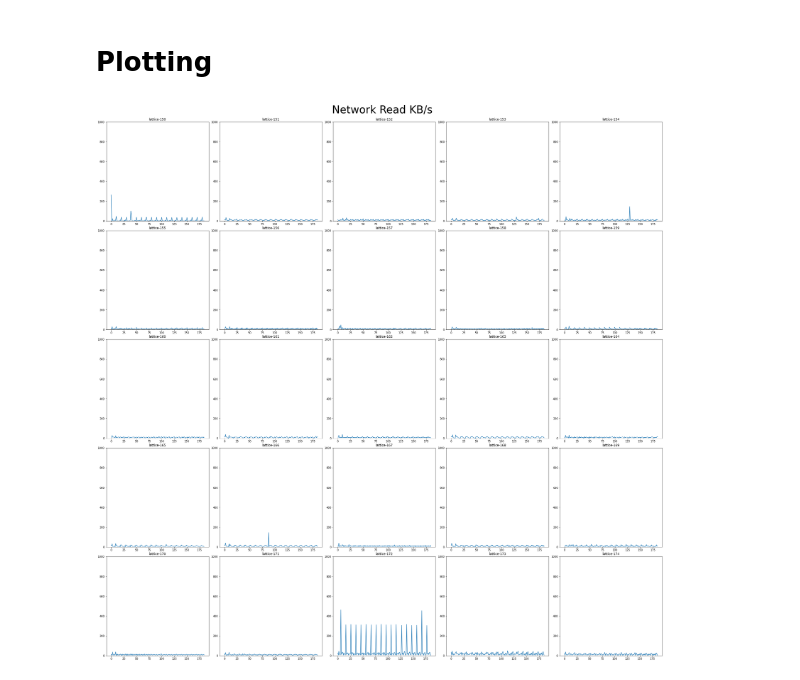
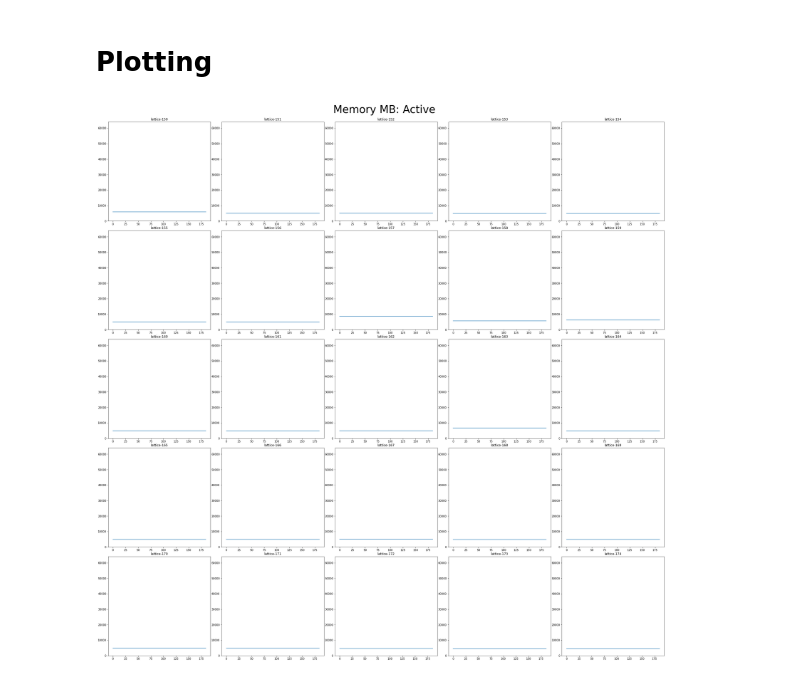
Before and after one commit to Project-Sustain/validation-service, a Jupyter notebook: benchmarks/benchmarks.ipynb, the cells around one changed output. Saved outputs shown, nothing was run; the diff lists cells and outputs as text; code cells hidden in the pictures.

```diff
--- a/benchmarks/benchmarks.ipynb
+++ b/benchmarks/benchmarks.ipynb
@@ -24,7 +24,7 @@ metric_options = [
     ("VM:pgfault", "Paging and Virtual Memory: Page Faults") #11
 ]
 
-chosen_metric = metric_options[7]
+chosen_metric = metric_options[4]
 
 benchmark_dir = "control_stats"
 metric_header = chosen_metric[0]
@@ -42,22 +42,22 @@ for i in range(0, 25):
 # %%
 number_rows = 5
 number_cols = 5
 
-y_axis_limits = [0, 1000]
+y_axis_limits = [0, 64000]
 
 fig, ax = plt.subplots(nrows=number_rows, ncols=number_cols, figsize=(30, 30))
 fig.tight_layout(h_pad=1.7)
 fig.suptitle(metric_name, fontsize=40)
 
 index = 0
 for i in range(number_rows):
     for j in range(number_cols):
         ax[i,j].set_ylim(y_axis_limits)
         ax[i,j].plot(dataframes[index], label=f"Machine {index}")
         ax[i,j].set_title(f"lattice-{150+index}")
         index += 1
 
 plt.subplots_adjust(top=0.95)
 plt.show()
 # %% [output]
-[figure, old version]
+[figure, new version]
```
Also changed, not shown: 2 other files.
